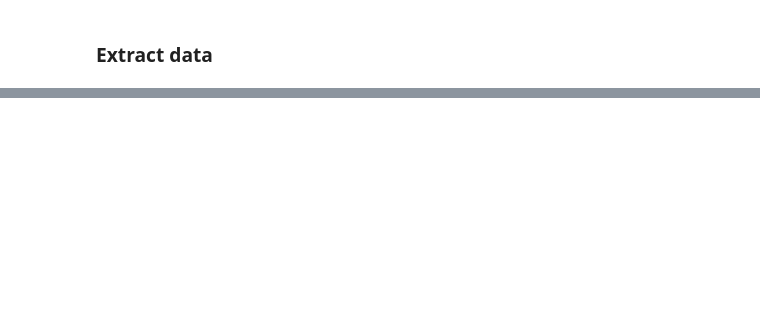
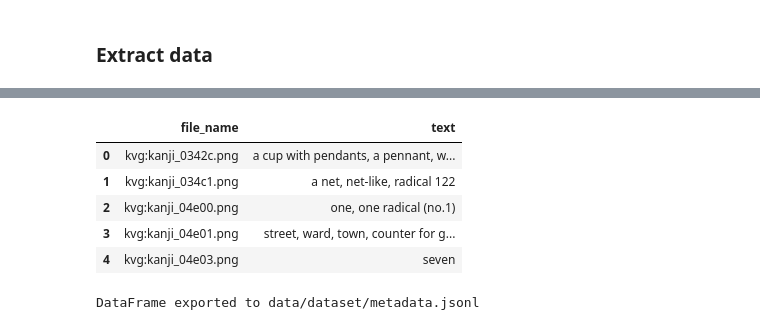
Before and after one commit to fkaita/stable-diffusion-kanji, a Jupyter notebook: clean_data.ipynb, the cells around one changed output, grey strips where cells are left out. Drawn from its saved outputs; the diff is of its cells as text; code cells hidden in the pictures; blank space fills up the shorter version.

```diff
--- a/clean_data.ipynb
+++ b/clean_data.ipynb
@@ -194,4 +238,0 @@ for svg_file in os.listdir(input_dir):
-# %%
-df["file_path"] = "images/" + df["kanji_id"] + ".png"
-df = df.rename(columns={"meanings":"caption"})
-df[["file_path", "caption"]]
@@ -198,12 +286,26 @@ df[["file_path", "caption"]]
 # %%
+# Rename
+df["file_name"] = df["kanji_id"] + ".png"
+df = df.rename(columns={"meanings":"text"})
+
 # Check if each file exists
-df["file_exists"] = df["file_path"].apply(lambda x: os.path.exists("data/dataset/"+x))
-df[~df.file_exists]
+df["file_exists"] = df["file_name"].apply(lambda x: os.path.exists("data/dataset/"+x))
+df = df[df.file_exists][["file_name", "text"]]
+df.head()
+# %% [output]
+|  | file_name | text |
+| 0 | kvg:kanji_0342c.png | a cup with pendants, a pennant, w... |
+| 1 | kvg:kanji_034c1.png | a net, net-like, radical 122 |
+| 2 | kvg:kanji_04e00.png | one, one radical (no.1) |
+| 3 | kvg:kanji_04e01.png | street, ward, town, counter for g... |
+| 4 | kvg:kanji_04e03.png | seven |
 # %%
 # Export to a JSONL file
-output_file = "data/dataset/captions.jsonl"
-df[["file_path", "caption"]].to_json(output_file, orient="records", lines=True)
+output_file = "data/dataset/metadata.jsonl"
+df.to_json(output_file, orient="records", lines=True)
 
 print(f"DataFrame exported to {output_file}")
+# %% [output]
+DataFrame exported to data/dataset/metadata.jsonl
 # %%
 # Read the JSONL file back into a DataFrame
```
Also changed, not shown: parts of 15 cells of this notebook, 6 other files.
